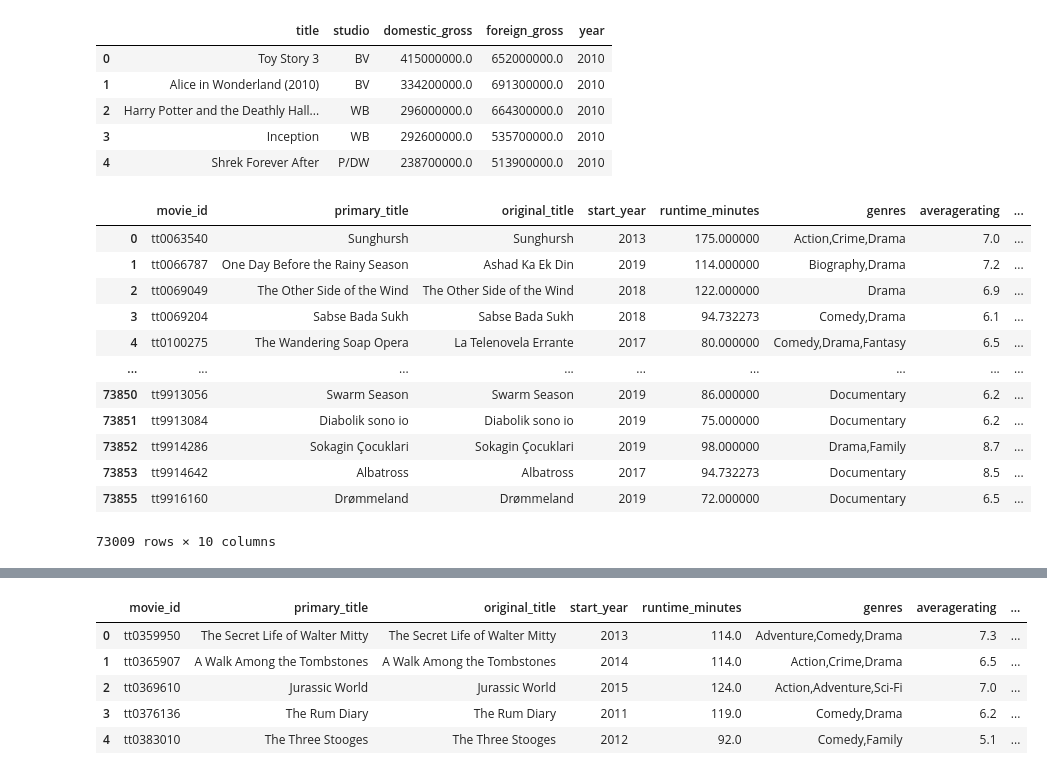
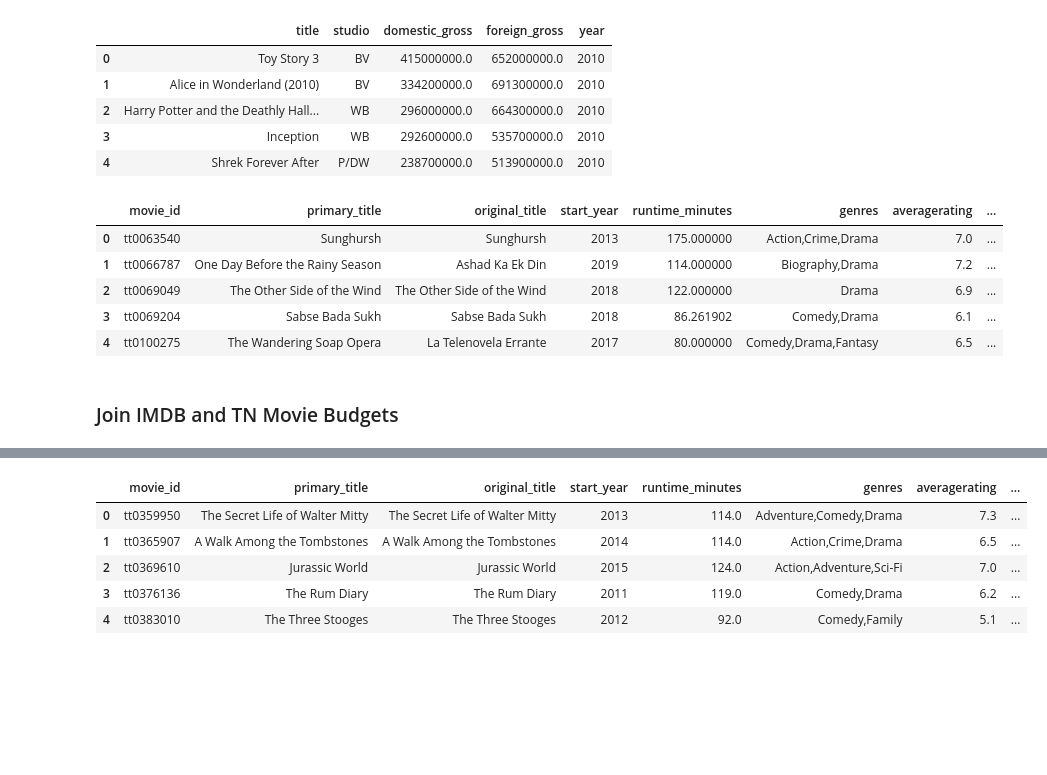
Before and after one commit to doriggs/Semester1Capstone, a Jupyter notebook: student.ipynb, the cells around one changed output, grey strips where cells are left out. Cells and saved outputs as stored; diff of their text form; code cells hidden in the pictures; blank space fills up the shorter version.

```diff
--- a/student.ipynb
+++ b/student.ipynb
@@ -456,30 +68,27 @@ bom_df.head(5)
 imdb_df = pd.read_sql('''
 SELECT *
 FROM movie_basics
-    INNER JOIN movie_ratings USING("movie_id")
+    LEFT JOIN movie_ratings USING("movie_id")
 ''',conn)
 # %%
 # Data cleaning to get genre count and runtime minutes
 imdb_df.dropna(subset = ["genres"], inplace = True)
 imdb_df["runtime_minutes"] = imdb_df["runtime_minutes"].fillna(imdb_df["runtime_minutes"].mean())
+imdb_df["averagerating"] = imdb_df["averagerating"].fillna(imdb_df["averagerating"].mean())
+imdb_df["numvotes"] = imdb_df["numvotes"].fillna(imdb_df["numvotes"].median())
 imdb_df["genres_list"] = [gs.split(",") for gs in imdb_df["genres"]]
 imdb_df["genres_count"] = [len(gs) for gs in imdb_df["genres_list"]]
 imdb_df = imdb_df[imdb_df["runtime_minutes"] <= 300]
-imdb_df
+imdb_df.head()
 # %% [output]
 |  | movie_id | primary_title | original_title | start_year | runtime_minutes | genres | averagerating | ... |
 | 0 | tt0063540 | Sunghursh | Sunghursh | 2013 | 175.000000 | Action,Crime,Drama | 7.0 | ... |
 | 1 | tt0066787 | One Day Before the Rainy Season | Ashad Ka Ek Din | 2019 | 114.000000 | Biography,Drama | 7.2 | ... |
 | 2 | tt0069049 | The Other Side of the Wind | The Other Side of the Wind | 2018 | 122.000000 | Drama | 6.9 | ... |
-| 3 | tt0069204 | Sabse Bada Sukh | Sabse Bada Sukh | 2018 | 94.732273 | Comedy,Drama | 6.1 | ... |
+| 3 | tt0069204 | Sabse Bada Sukh | Sabse Bada Sukh | 2018 | 86.261902 | Comedy,Drama | 6.1 | ... |
 | 4 | tt0100275 | The Wandering Soap Opera | La Telenovela Errante | 2017 | 80.000000 | Comedy,Drama,Fantasy | 6.5 | ... |
-| ... | ... | ... | ... | ... | ... | ... | ... | ... |
-| 73850 | tt9913056 | Swarm Season | Swarm Season | 2019 | 86.000000 | Documentary | 6.2 | ... |
-| 73851 | tt9913084 | Diabolik sono io | Diabolik sono io | 2019 | 75.000000 | Documentary | 6.2 | ... |
-| 73852 | tt9914286 | Sokagin Çocuklari | Sokagin Çocuklari | 2019 | 98.000000 | Drama,Family | 8.7 | ... |
-| 73853 | tt9914642 | Albatross | Albatross | 2017 | 94.732273 | Documentary | 8.5 | ... |
-| 73855 | tt9916160 | Drømmeland | Drømmeland | 2019 | 72.000000 | Documentary | 6.5 | ... |
-73009 rows × 10 columns
+# %% [markdown]
+### Join IMDB and TN Movie Budgets
 # %%
 # merging datasets imdb (cleaned) and bom (cleaned) with inner join
 # on movie titles and year of movie release
```
Also changed, not shown: parts of 107 cells of this notebook.
